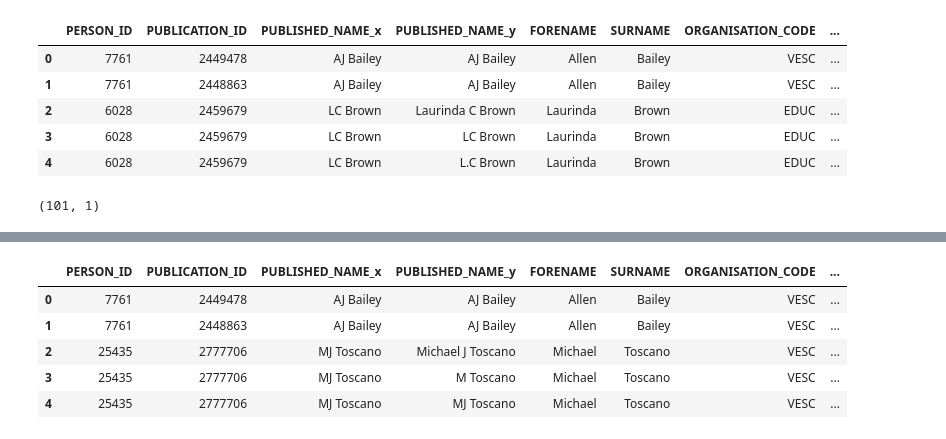
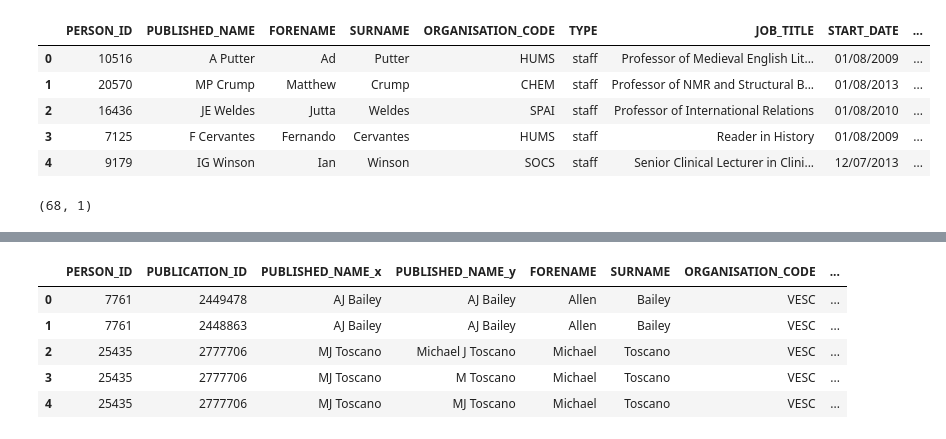
Before and after one commit to IntelligentSystemsLaboratory/JGI-PURE-Challenge, a Jupyter notebook: data/pure_data_challenge_170327/preprocess.ipynb, the cells around one changed output, grey strips where cells are left out. Drawn from its saved outputs; the diff is of its cells as text; code cells hidden in the pictures.

Commit message:
clean the data of organisation hierarchy

```diff
--- a/data/pure_data_challenge_170327/preprocess.ipynb
+++ b/data/pure_data_challenge_170327/preprocess.ipynb
@@ -44,0 +52,20 @@ staff
+# %%
+root = org_hierarchy.PARENT_ORG_CODE.unique()[mixed][0]
+# %%
+fw = open(path+'org_vs.gv', 'w')
+nodes = [root]
+org_lvls={}
+lvl=0
+org_lvls[root]=(None,lvl)
+while len(nodes)!=0:
+    node = nodes[0]
+    #print node
+    tmp = org_hierarchy.loc[org_hierarchy.PARENT_ORG_CODE==node,'CHILD_ORG_CODE'].values
+    for c in tmp:
+        lvl=org_lvls[node][1]+1
+        nodes.append(c)
+        org_lvls[c]=(node,lvl)
+        fw.writelines(node+' -> '+c+';\n')
+    nodes.remove(node)
+
+fw.close()
@@ -45,20 +92,27 @@ staff
+# %%
+def findLvPnode(node,lv,node_dict):
+    if node_dict[node][1] <= lv:
+        return node
+    return findLvPnode(node_dict[node][0],lv,node_dict)
+# %%
+staff.ORGANISATION_CODE = staff.ORGANISATION_CODE.apply(lambda x: findLvPnode(x,3,org_lvls))
 # %%
-people.head()
+staff.head()
 # %% [output]
-|  | PERSON_ID | PUBLICATION_ID | PUBLISHED_NAME_x | PUBLISHED_NAME_y | FORENAME | SURNAME | ORGANISATION_CODE | ... |
-| 0 | 7761 | 2449478 | AJ Bailey | AJ Bailey | Allen | Bailey | VESC | ... |
-| 1 | 7761 | 2448863 | AJ Bailey | AJ Bailey | Allen | Bailey | VESC | ... |
-| 2 | 6028 | 2459679 | LC Brown | Laurinda C Brown | Laurinda | Brown | EDUC | ... |
-| 3 | 6028 | 2459679 | LC Brown | LC Brown | Laurinda | Brown | EDUC | ... |
-| 4 | 6028 | 2459679 | LC Brown | L.C Brown | Laurinda | Brown | EDUC | ... |
+|  | PERSON_ID | PUBLISHED_NAME | FORENAME | SURNAME | ORGANISATION_CODE | TYPE | JOB_TITLE | START_DATE | ... |
+| 0 | 10516 | A Putter | Ad | Putter | HUMS | staff | Professor of Medieval English Lit... | 01/08/2009 | ... |
+| 1 | 20570 | MP Crump | Matthew | Crump | CHEM | staff | Professor of NMR and Structural B... | 01/08/2013 | ... |
+| 2 | 16436 | JE Weldes | Jutta | Weldes | SPAI | staff | Professor of International Relations | 01/08/2010 | ... |
+| 3 | 7125 | F Cervantes | Fernando | Cervantes | HUMS | staff | Reader in History | 01/08/2009 | ... |
+| 4 | 9179 | IG Winson | Ian | Winson | SOCS | staff | Senior Clinical Lecturer in Clini... | 12/07/2013 | ... |
+# %%
+orgs = pd.DataFrame()
+orgs['ORGANISATION_CODE'] = staff.ORGANISATION_CODE.unique()
+orgs.shape
+# %% [output]
+(68, 1)
 # %%
 people = pd.merge(authors,staff, on='PERSON_ID')
-# %%
-orgs = pd.DataFrame()
-orgs['ORGANISATION_CODE'] = staff.ORGANISATION_CODE.unique()
-orgs.shape
-# %% [output]
-(101, 1)
 # %%
 orgs['PARENT_CODE']=' '
 orgs['ORGANISATION_TYPE']=' '
```
Also changed, not shown: parts of 13 cells of this notebook, 1 other file.
